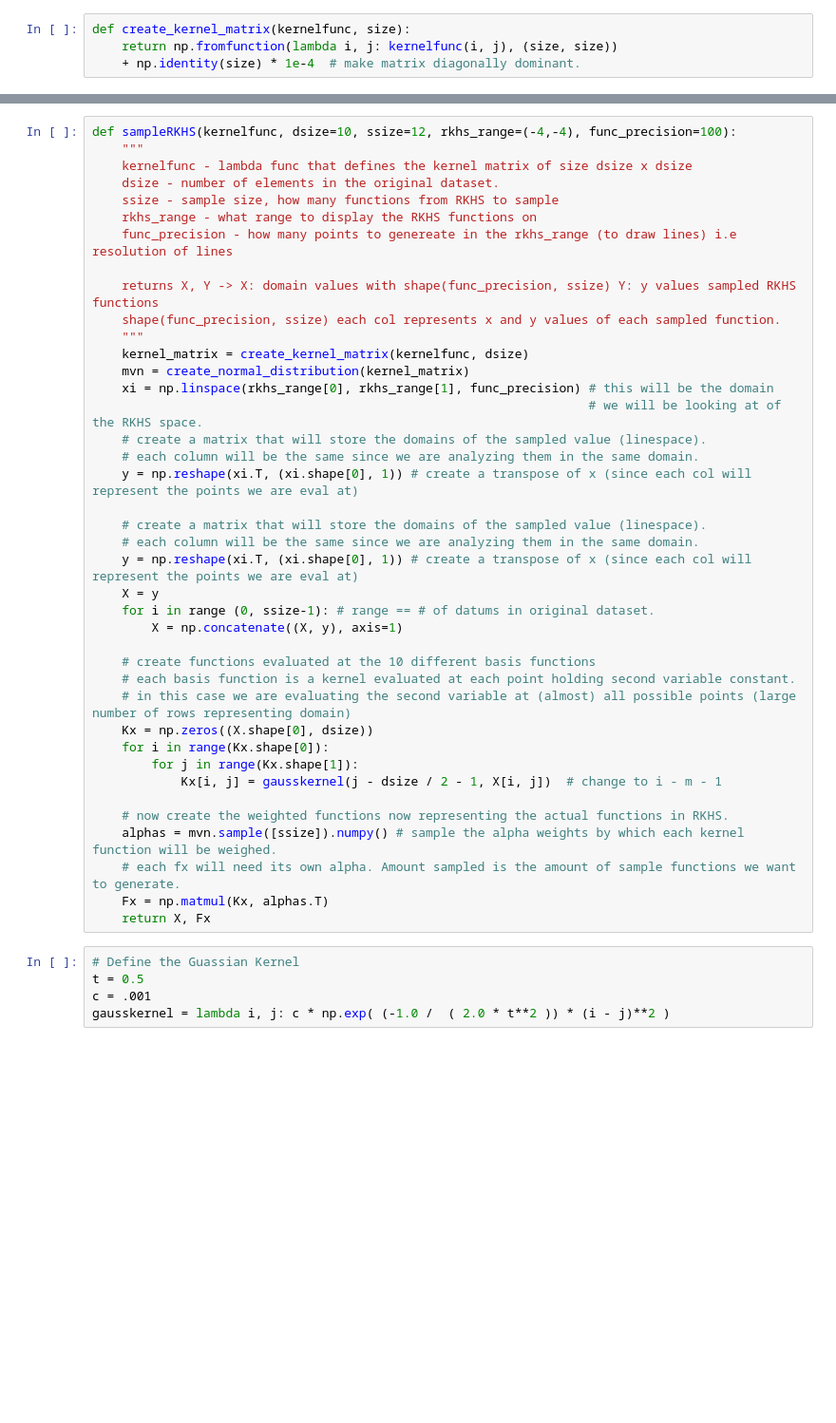
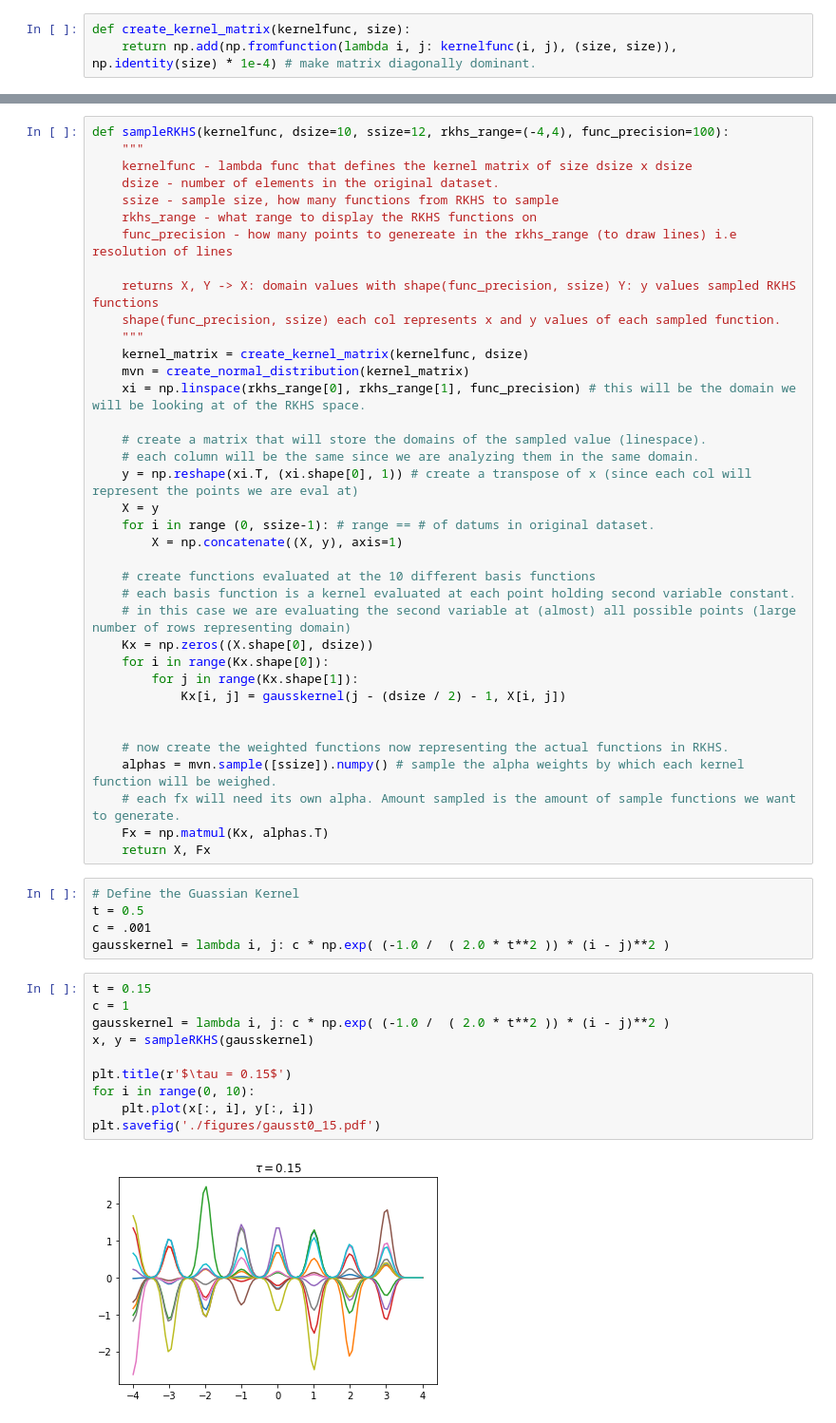
Before and after one commit to karasjoh000/RKHS, a Jupyter notebook: hw1.ipynb, the cells around one changed output, grey strips where cells are left out. Shown: that part at 95% size. Cells and saved outputs as stored; diff of their text form; blank space fills up the shorter version.

```diff
--- a/hw1.ipynb
+++ b/hw1.ipynb
@@ -7,15 +7,14 @@ import math
 %matplotlib inline
 # %%
 def create_kernel_matrix(kernelfunc, size):
-    return np.fromfunction(lambda i, j: kernelfunc(i, j), (size, size))
-    + np.identity(size) * 1e-4  # make matrix diagonally dominant.
+    return np.add(np.fromfunction(lambda i, j: kernelfunc(i, j), (size, size)), np.identity(size) * 1e-4) # make matrix diagonally dominant.
 # %%
 def create_normal_distribution(kernel):
     mu, cov = np.zeros(tf.shape(kernel).numpy()[0]), tf.linalg.inv(kernel)
     scale = tf.linalg.cholesky(cov)
     return tfp.distributions.MultivariateNormalTriL(loc=mu,scale_tril=scale)
 # %%
-def sampleRKHS(kernelfunc, dsize=10, ssize=12, rkhs_range=(-4,-4), func_precision=100):
+def sampleRKHS(kernelfunc, dsize=10, ssize=12, rkhs_range=(-4,4), func_precision=100):
     """
     kernelfunc - lambda func that defines the kernel matrix of size dsize x dsize
     dsize - number of elements in the original dataset.
@@ -28,11 +27,7 @@ def sampleRKHS(kernelfunc, dsize=10, ssize=12, rkhs_range=(-4,-4), func_precisio
     """
     kernel_matrix = create_kernel_matrix(kernelfunc, dsize)
     mvn = create_normal_distribution(kernel_matrix)
-    xi = np.linspace(rkhs_range[0], rkhs_range[1], func_precision) # this will be the domain
-                                                                   # we will be looking at of the RKHS space.
-    # create a matrix that will store the domains of the sampled value (linespace).
-    # each column will be the same since we are analyzing them in the same domain.
-    y = np.reshape(xi.T, (xi.shape[0], 1)) # create a transpose of x (since each col will represent the points we are eval at)
+    xi = np.linspace(rkhs_range[0], rkhs_range[1], func_precision) # this will be the domain we will be looking at of the RKHS space.
 
     # create a matrix that will store the domains of the sampled value (linespace).
     # each column will be the same since we are analyzing them in the same domain.
@@ -47,7 +42,8 @@ def sampleRKHS(kernelfunc, dsize=10, ssize=12, rkhs_range=(-4,-4), func_precisio
     Kx = np.zeros((X.shape[0], dsize))
     for i in range(Kx.shape[0]):
         for j in range(Kx.shape[1]):
-            Kx[i, j] = gausskernel(j - dsize / 2 - 1, X[i, j])  # change to i - m - 1
+            Kx[i, j] = gausskernel(j - (dsize / 2) - 1, X[i, j])
+
 
     # now create the weighted functions now representing the actual functions in RKHS.
     alphas = mvn.sample([ssize]).numpy() # sample the alpha weights by which each kernel function will be weighed.
@@ -59,3 +55,15 @@ def sampleRKHS(kernelfunc, dsize=10, ssize=12, rkhs_range=(-4,-4), func_precisio
 t = 0.5
 c = .001
 gausskernel = lambda i, j: c * np.exp( (-1.0 /  ( 2.0 * t**2 )) * (i - j)**2 )
+# %%
+t = 0.15
+c = 1
+gausskernel = lambda i, j: c * np.exp( (-1.0 /  ( 2.0 * t**2 )) * (i - j)**2 )
+x, y = sampleRKHS(gausskernel)
+
+plt.title(r'$\tau = 0.15$')
+for i in range(0, 10):
+    plt.plot(x[:, i], y[:, i])
+plt.savefig('./figures/gausst0_15.pdf')
+# %% [output]
+[figure, added]
```
Also changed, not shown: parts of 8 cells of this notebook, 8 other files.
